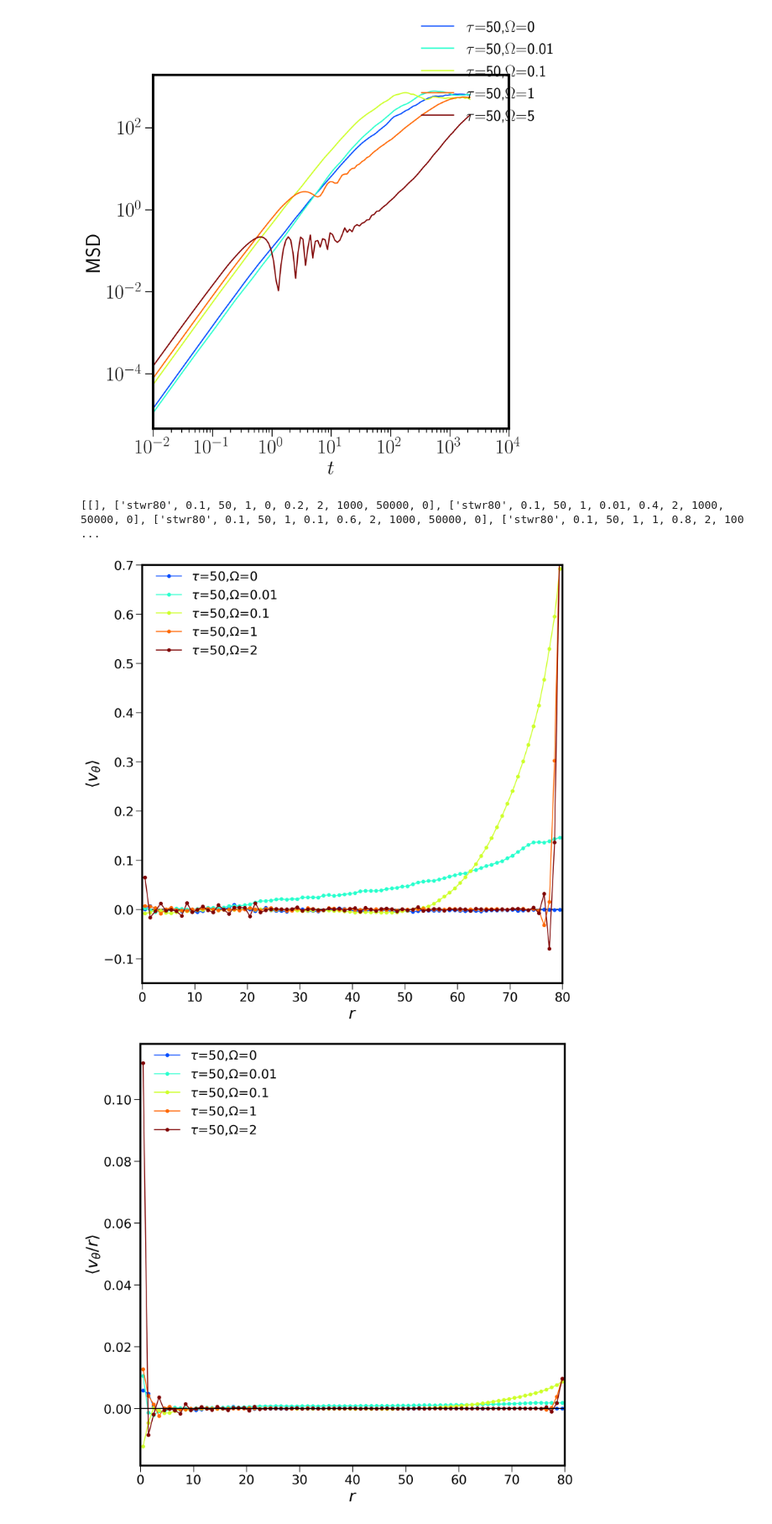
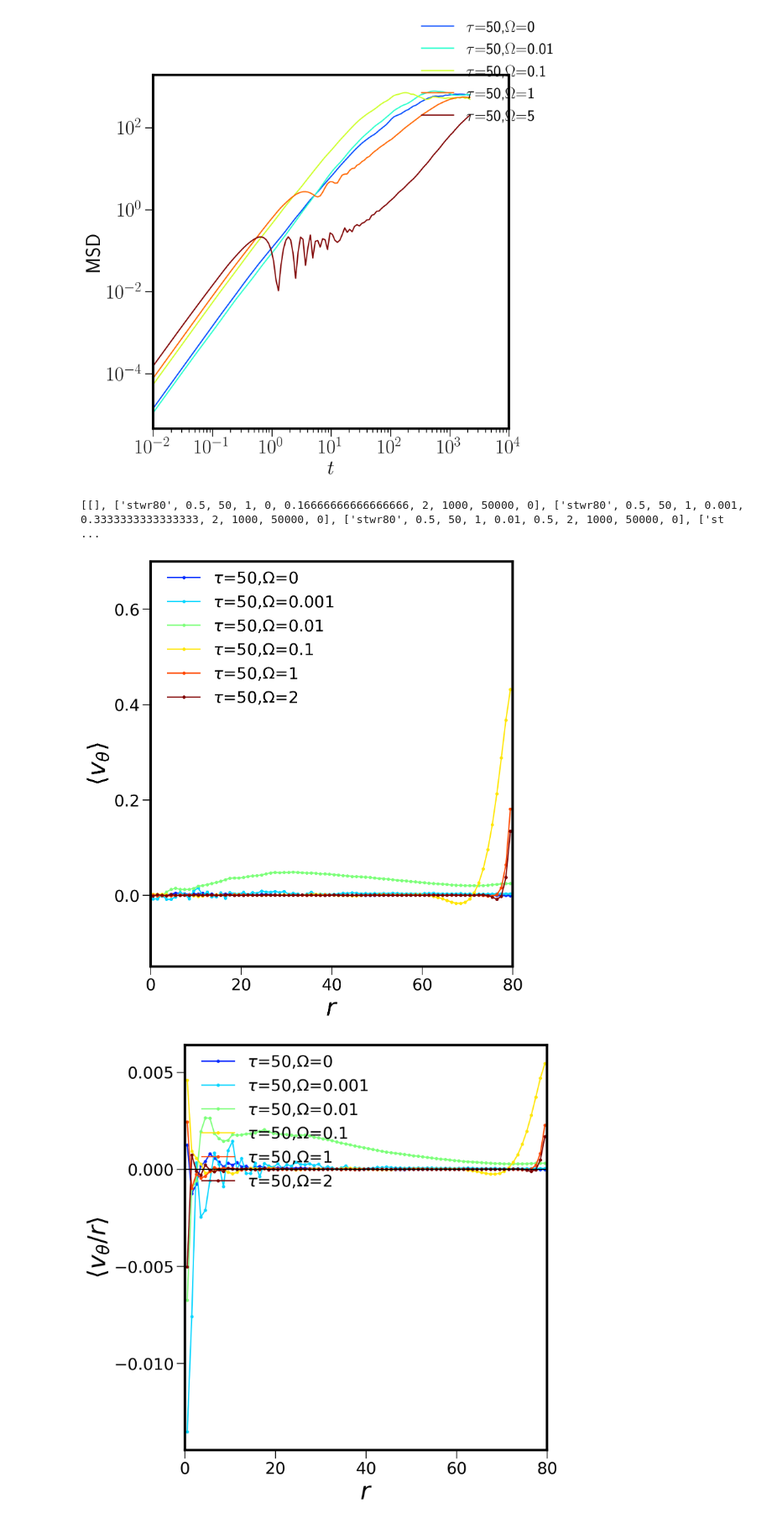
Before and after one commit to ikedahaj/reserch, a Jupyter notebook: caoup/stwre/3grapn.ipynb, the cells around one changed output. Shown at 84% size. Saved outputs shown, nothing was run; the diff lists cells and outputs as text; code cells hidden in the pictures.

```diff
--- a/caoup/stwre/3grapn.ipynb
+++ b/caoup/stwre/3grapn.ipynb
@@ -1112,7 +1112,8 @@ import matplotlib.cm as cm  # colormap
 import numpy as np
 today = datetime.date.today()
 plt.rcParams["text.usetex"] =False
-fig1 = plt.figure(figsize=(12,12))
+plt.rcParams["font.size"]=30
+fig1 = plt.figure(figsize=(8,9))
 ax1 = fig1.add_subplot(111)
 
 now = datetime.datetime.now()
@@ -1143,7 +1144,7 @@ def plotombarhist(datas):
                  color=cm.jet(datas[5]), label="{}".format(mlabel))
     elif datas[6]==2:
         x,hist= np.loadtxt("{}lo{:.2f}v0{:.1f}tau{:.3f}m{:.3f}/omegahist_lo{:.3f}_tau{:.3f}_m{:.3f}.dat".format(datas[0],datas[1],datas[3],datas[2],datas[4],datas[1],datas[2],datas[4]), comments='#', unpack=True)
-        plt.plot(x[:-1], hist[:-1], "-o", markersize=5,
+        plt.plot(x[:-1], hist[:-1], "-o", markersize=3,
                  color=cm.jet(datas[5]), label="{}".format(mlabel))
     # xlo,lohist= np.loadtxt("{}{:.1f}tau{:.3f}m{:.3f}/lohist_R{:.3f}_tau{:.3f}_k{:.3f}_m{:.3f}.dat".format(datas[0],datas[6],datas[2],datas[4],datas[1],datas[2],datas[3],datas[4]), comments='#', unpack=True)
     mlabel="{}={},{}={}".format(mtau,datas[2],mMgn,datas[4])
@@ -1155,8 +1156,8 @@ def plotombarhist(datas):
     ax1.spines['bottom'].set_linewidth(3)
     ax1.spines['left'].set_linewidth(3)
     ax1.spines['right'].set_linewidth(3)
-    plt.xlabel(r"$r$",color='k', size=25)
-    plt.ylabel(r"$\langle v_{\theta}/r \rangle$", color='k', size=25)
+    plt.xlabel(r"$r$",color='k')
+    plt.ylabel(r"$\langle v_{\theta}/r \rangle$", color='k')
     plt.xticks(color='k', size=20)
     plt.yticks(color='k', size=20)
 def plotvthbarhist(datas):                                                                                   #(moji0,R0,tau0,k0,mgn0,i,time):
@@ -1174,7 +1175,7 @@ def plotvthbarhist(datas):
                  color=cm.jet(datas[5]), label="{}".format(mlabel))
     elif datas[6]==2:
         x,hist= np.loadtxt("{}lo{:.2f}v0{:.1f}tau{:.3f}m{:.3f}/v_thetahist_lo{:.3f}_tau{:.3f}_m{:.3f}.dat".format(datas[0],datas[1],datas[3],datas[2],datas[4],datas[1],datas[2],datas[4]), comments='#', unpack=True)
-        plt.plot(x[:-1], hist[:-1], "-o", markersize=5,
+        plt.plot(x[:-1], hist[:-1], "-o", markersize=3,
                  color=cm.jet(datas[5]), label="{}".format(mlabel))
     mlabel="{}={},{}={}".format(mtau,datas[2],mMgn,datas[4])
     # ax1.errorbar(x,hist*oo,yerr=1.6e-6 ,marker="o" ,markersize=1,color=cm.jet(i/4),label="{}".format(mlabel))
@@ -1192,8 +1193,8 @@ def plotvthbarhist(datas):
     ax1.spines['bottom'].set_linewidth(3)
     ax1.spines['left'].set_linewidth(3)
     ax1.spines['right'].set_linewidth(3)
-    plt.xlabel(r"$r$",color='k', size=25)
-    plt.ylabel(r"$\langle v_{\theta} \rangle$", color='k', size=25)
+    plt.xlabel(r"$r$",color='k')
+    plt.ylabel(r"$\langle v_{\theta} \rangle$", color='k')
     plt.xticks(color='k', size=20)
     plt.yticks(color='k', size=20)
 
@@ -1213,7 +1214,7 @@ def plotlo(datas):
                  color=cm.jet(datas[5]), label="{}".format(mlabel))
     elif datas[6]==2:
         x,hist= np.loadtxt("{}lo{:.2f}v0{:.1f}tau{:.3f}m{:.3f}/lohist_lo{:.3f}_tau{:.3f}_m{:.3f}.dat".format(datas[0],datas[1],datas[3],datas[2],datas[4],datas[1],datas[2],datas[4]), comments='#', unpack=True)
-        plt.plot(x[:-1], hist[:-1]/datas[1], "-o", markersize=5,
+        plt.plot(x[:-1], hist[:-1], "-o", markersize=3,
                  color=cm.jet(datas[5]), label="{}".format(mlabel))
     mlabel="{}={},{}={}".format(mtau,datas[2],mMgn,datas[4])
     #R={},$v_0^2$={},datas[1],v0,
@@ -1227,8 +1228,8 @@ def plotlo(datas):
     ax1.spines['bottom'].set_linewidth(3)
     ax1.spines['left'].set_linewidth(3)
     ax1.spines['right'].set_linewidth(3)
-    plt.xlabel(r"$r$",color='k', size=25)
-    plt.ylabel(r"$\langle \rho(r)\rangle/\rho_0$",color='k', size=25)
+    plt.xlabel(r"$r$",color='k')
+    plt.ylabel(r"$\langle \rho(r)\rangle$",color='k')
     plt.xticks(color='k', size=20)
     plt.yticks(color='k', size=20)
 def caoupcx(r,ta,k0,mg,t):
@@ -1272,7 +1273,7 @@ def pltcv(datas):
     elif datas[6]==2:
         x,hist= np.loadtxt("{}lo{:.2f}v0{:.1f}tau{:.3f}m{:.3f}/vcor_lo{:.3f}_tau{:.3f}_m{:.3f}.dat".format(datas[0],datas[1],datas[3],datas[2],datas[4],datas[1],datas[2],datas[4]), comments='#', unpack=True)
 
-    plt.plot(x,hist/hist[0], "-" ,markersize=5,color=cm.jet(datas[5]),label="{}={},{}={}".format(mtau,datas[2],mMgn,datas[4]))
+    plt.plot(x[:-4],hist[:-4]/hist[0], "-" ,markersize=5,color=cm.jet(datas[5]),label="{}={},{}={}".format(mtau,datas[2],mMgn,datas[4]))
     plt.tick_params(which='major',width = 1, length = 10)#k={},datas[3],
     plt.tick_params(which='minor',width = 1, length = 5)
     plt.xscale("log")
@@ -1298,7 +1299,7 @@ def pltcx(datas):
         x,hist= np.loadtxt("{}lo{:.2f}v0{:.1f}tau{:.3f}m{:.3f}/xcor_lo{:.3f}_tau{:.3f}_m{:.3f}.dat".format(datas[0],datas[1],datas[3],datas[2],datas[4],datas[1],datas[2],datas[4]), comments='#', unpack=True)
 
 
-    plt.plot(x,hist/hist[0], "-o" ,markersize=5,color=cm.jet(datas[5]),label="D={},{}={},{}={},$C_x(0)=${:.2e}".format(datas[6],mtau,datas[2],mmgn,datas[4],hist[0]))
+    plt.plot(x[:-4],hist[:-4]/hist[0], "-o" ,markersize=5,color=cm.jet(datas[5]),label="D={},{}={},{}={},$C_x(0)=${:.2e}".format(datas[6],mtau,datas[2],mmgn,datas[4],hist[0]))
     plt.tick_params(which='major',width = 1, length = 10)
     plt.tick_params(which='minor',width = 1, length = 5)
     plt.xscale("log")
@@ -1323,7 +1324,7 @@ def plotmsd(datas):
         x,hist= np.loadtxt("{}lo{:.2f}v0{:.1f}tau{:.3f}m{:.3f}/msd_lo{:.3f}_tau{:.3f}_m{:.3f}.dat".format(datas[0],datas[1],datas[3],datas[2],datas[4],datas[1],datas[2],datas[4]), comments='#', unpack=True)
 
 
-    plt.plot(x,hist, "-" ,markersize=5,color=cm.jet(datas[5]),label="{}={},{}={}".format(mtau,datas[2],mMgn,datas[4]))
+    plt.plot(x[:-4],hist[:-4], "-" ,markersize=5,color=cm.jet(datas[5]),label="{}={},{}={}".format(mtau,datas[2],mMgn,datas[4]))
     plt.tick_params(which='major',width = 1, length = 10)#D={},datas[6],
     plt.tick_params(which='minor',width = 1, length = 5)
     plt.xscale("log")
@@ -1344,16 +1345,16 @@ fname="stw"
 # fname="reawt"
 # moji="reawt"
 Np=1000
-lo=0.1
+lo=0.5
 tau=50
-Mg=1#
+Mg=2#
 v02=1
 version=2 #Rが最後に来ていたのが0 Rwo最初に持ってきたのが1　loに変えたのが2
 R1=80
 tmin=0.01
 tmax=50000
-kaedata=[[],[0,0.01,0.1,1,2],[2,2,2,2,2]]#for の中の数字も変えること
-
+kaedata=[[],[0,0.001,0.01,0.1,1,2],[2,2,2,2,2]]#for の中の数字も変えること
+#
 col=[[],4]#tauはMgn,v0^2より先に置くこと;
 #[moji,lo,tau,v0^2,Mgn,color,version,Np,tmax,0]
   #0   1    2  3   4    5     6      7   8
@@ -1377,7 +1378,7 @@ for i in range(0,len(kaedata[1])):
 # print(datas)
 from os import makedirs
 makedirs('figs{}'.format(fname), exist_ok=True)
-mono=[moji,"r","ta","v02","Mg","col","ver","Np","tmax"]
+mono=[moji,"lo","ta","v02","Mg","col","ver","Np","tmax"]
 for j in range(1,8):
     if all([col.count(j)==0,j!=3,j!=6,j!=5]):
 
@@ -1401,10 +1402,10 @@ fig1.legend( bbox_to_anchor=(0.13, 0.89), loc='upper left', frameon=False,fontsi
 plt.ylim(-0.15,0.35*2)
 plt.xlim(0,R1)
 # plt.subplots_adjust(wspace=0.3, hspace=0.25)borderaxespad=0,
-plt.savefig('figs{}/vtbar{}.png'.format(fname,out))
+plt.savefig('figs{}/vtbar{}.png'.format(fname,out),bbox_inches="tight")
 plt.show()
 
-fig1 = plt.figure(figsize=(12,12))
+fig1 = plt.figure(figsize=(8,9))
 ax1 = fig1.add_subplot(111)
 for l in range (1,len(datas)):
     # bbox_to_anchor=(1, 1), loc='upper right',,frameon=False
@@ -1415,25 +1416,25 @@ fig1.legend( bbox_to_anchor=(0.13, 0.89), loc='upper left', frameon=False,fontsi
 plt.plot(senn,0*senn,"-",color="k",label="lz=0")
 
 # plt.subplots_adjust(wspace=0.3, hspace=0.25)borderaxespad=0,
-plt.savefig('figs{}/om{}1.png'.format(fname,out))
+plt.savefig('figs{}/om{}1.png'.format(fname,out),bbox_inches="tight")
 plt.show()
-fig1 = plt.figure(figsize=(12,12))
+fig1 = plt.figure(figsize=(8,9))
 ax1 = fig1.add_subplot(111)
-plt.plot(senn,1+0*senn,"-",color="k")
+plt.plot(senn,lo+0*senn,"-",color="k")
 
 for l in range(1,len(datas)) :
 
     plotlo(datas[l])
 
 
-plt.ylim(0.1,1.5)
+plt.ylim(0,0.75)
 plt.xlim(0,R1)
 # plt.yscale("log"),frameon=False
-fig1.legend(  bbox_to_anchor=(0.13, 0.89), loc='upper left', frameon=False,fontsize=20)
+# fig1.legend(  bbox_to_anchor=(0.13, 0.89), loc='upper left', frameon=False,fontsize=20)
 # plt.subplots_adjust(wspace=0.3, hspace=0.25)borderaxespad=0,
-plt.savefig('figs{}/lo{}.png'.format(fname,out))
+plt.savefig('figs{}/lo{}.png'.format(fname,out),bbox_inches="tight")
 plt.show()
-fig1 = plt.figure(figsize=(8,8))
+fig1 = plt.figure(figsize=(8,9))
 ax1 = fig1.add_subplot(111)
 for l in range (1,len(datas)):
     pltcv(datas[l])
@@ -1441,39 +1442,39 @@ plt.plot(senn2,senn2*0,"-",color="k")
 plt.xlim(tmin,tmax)
 fig1.legend( borderaxespad=0, fontsize=20,frameon=False)
 
-plt.savefig('figs{}/cv{}.png'.format(fname,out))
+plt.savefig('figs{}/cv{}.png'.format(fname,out),bbox_inches="tight")
 plt.show()
-fig1 = plt.figure(figsize=(8,8))
+fig1 = plt.figure(figsize=(8,9))
 ax1 = fig1.add_subplot(111)
 for l in range(1,len(datas)):
     pltcx(datas[l])
 plt.plot(senn2,senn2*0,"-",color="k")
 plt.xlim(tmin,tmax)
 fig1.legend( borderaxespad=0, fontsize=20,frameon=False)
 
 # plt.savefig(
-    # 'figs{}/cx{}.png'.format(fname,out))
+    # 'figs{}/cx{}.png'.format(fname,out),bbox_inches="tight")
 plt.show()
-fig1 = plt.figure(figsize=(8,8))
+fig1 = plt.figure(figsize=(8,9))
 ax1 = fig1.add_subplot(111)
 for l in range(1,len(datas)):
     plotmsd(datas[l])
 plt.plot(senn2,senn2*0,"-",color="k")
 plt.xlim(tmin,tmax)
 plt.yscale("log")
 x1=np.linspace(tmin,tau*2,100)
 x2=np.linspace(tau,tmax,100)
 plt.plot(x1,x1*x1,"--",color="b")
 plt.plot(x2,x2,"--",color="g")
-fig1.legend( borderaxespad=0, fontsize=20,frameon=False)
+fig1.legend(bbox_to_anchor=(0.13, 0.89), borderaxespad=0, fontsize=20,frameon=False)
 
 plt.savefig(
-    'figs{}/msd{}.png'.format(fname,out))
+    'figs{}/msd{}.png'.format(fname,out),bbox_inches="tight")
 plt.show()
 
 
 # fig3.legend(ncol=1, loc=1, borderaxespad=0, fontsize=25,frameon=False)
 # %% [output]
-[[], ['stwr80', 0.1, 50, 1, 0, 0.2, 2, 1000, 50000, 0], ['stwr80', 0.1, 50, 1, 0.01, 0.4, 2, 1000, 50000, 0], ['stwr80', 0.1, 50, 1, 0.1, 0.6, 2, 1000, 50000, 0], ['stwr80', 0.1, 50, 1, 1, 0.8, 2, 100 ...
+[[], ['stwr80', 0.5, 50, 1, 0, 0.16666666666666666, 2, 1000, 50000, 0], ['stwr80', 0.5, 50, 1, 0.001, 0.3333333333333333, 2, 1000, 50000, 0], ['stwr80', 0.5, 50, 1, 0.01, 0.5, 2, 1000, 50000, 0], ['st ...
-[figure, old version]
+[figure, new version]
-[figure, old version]
+[figure, new version]
```
Also changed, not shown: parts of 4 cells of this notebook, 18 other files.
